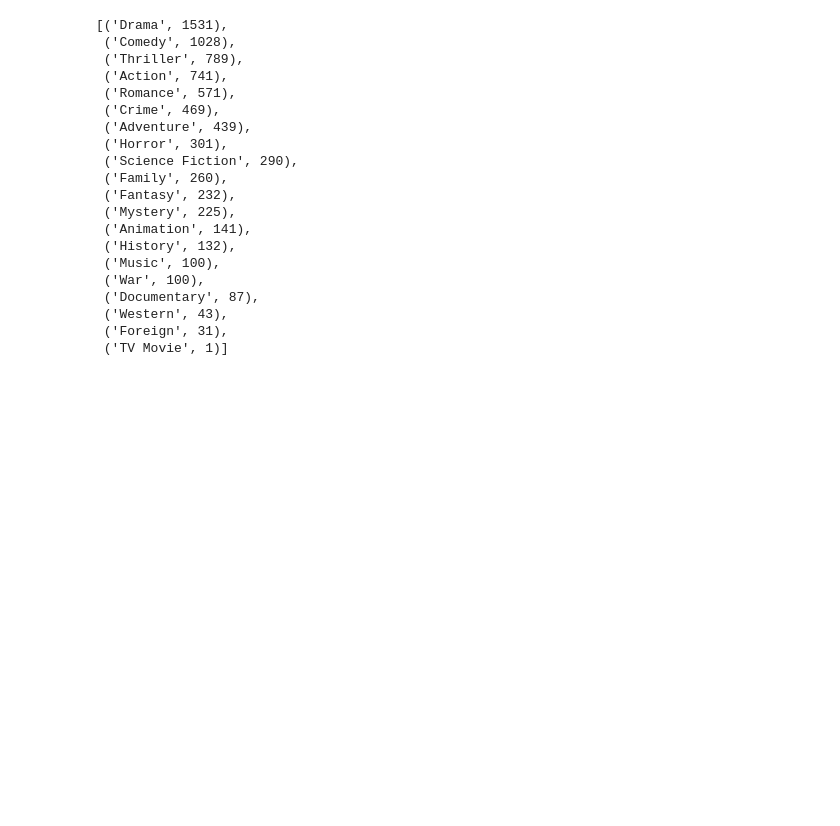
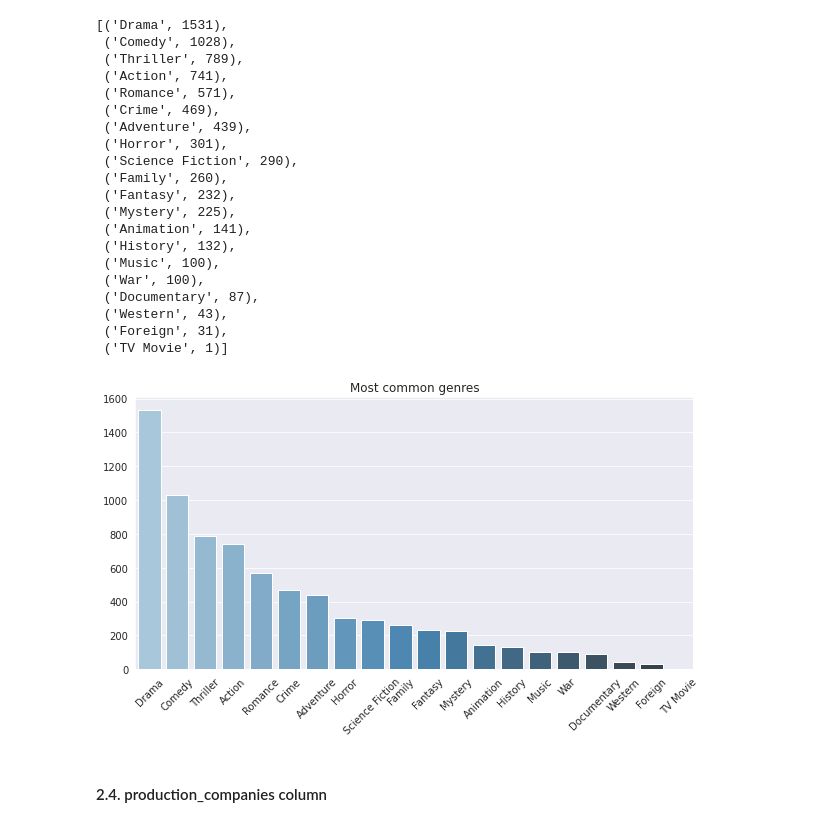
Before and after one commit to eRafaell/kaggle_tmdb_box_office_prediction, a Jupyter notebook: tmdb_box_office_prediction.ipynb, the cells around one changed output. Drawn from its saved outputs; the diff is of its cells as text; code cells hidden in the pictures; blank space fills up the shorter version.

```diff
--- a/tmdb_box_office_prediction.ipynb
+++ b/tmdb_box_office_prediction.ipynb
@@ -232,6 +304,6 @@ for i, e in enumerate(train['genres'][:5]):
 3 [{'id': 53, 'name': 'Thriller'}, {'id': 18, 'name': 'Drama'}]
 4 [{'id': 28, 'name': 'Action'}, {'id': 53, 'name': 'Thriller'}]
 # %%
-train['movie_genres'] = train['genres'].apply(lambda x: [i['name'] for i in x] if x!={} else [])
-train['movie_genres']
+# checking the distribution in genres column
+train['genres'].apply(lambda x: len(x) if x != {} else 0).value_counts()
 # %% [output]
@@ -266,3 +318,0 @@ Name: movie_genres, Length: 4398, dtype: object
-# %%
-train['genres_number'] = train['movie_genres'].apply(len)
-train[['title', 'movie_genres', 'genres_number']][:5]
@@ -285,0 +319,8 @@ test[['title', 'movie_genres', 'genres_number']][:5]
+# %%
+# list of genres for every movie
+genres_names_train = train['genres'].apply(lambda x: [i['name'] for i in x] if x!={} else [])
+genres_names_test = test['genres'].apply(lambda x: [i['name'] for i in x] if x!={} else [])
+
+pd.DataFrame({'title': train['title'],
+              'genres': genres_names_train,
+              'genres_number': genres_names_train.apply(len)}).head(20)
@@ -339,6 +400,6 @@ sorted(test_li)
 # %%
-
-genres_count = Counter([i for j in train['movie_genres'] for i in j]).most_common()
+# The most common genres
+genres_count = Counter([i for j in genres_names_train for i in j]).most_common()
 genres_count
 # %% [output]
 [('Drama', 1531),
@@ -361,3 +422,16 @@ genres_count
  ('Western', 43),
  ('Foreign', 31),
  ('TV Movie', 1)]
+# %%
+# The most common genres - plot
+fig = plt.figure(figsize=(10, 5))
+sns.barplot(y=[value[1] for value in genres_count],
+            x=[value[0] for value in genres_count],
+            palette="Blues_d")
+plt.title('Most common genres')
+plt.xticks(rotation=45)
+plt.show()
+# %% [output]
+[figure, added]
+# %% [markdown]
+#### 2.4. production_companies column <a name="heading--2-4"/>
```
Also changed, not shown: parts of 59 cells of this notebook.
